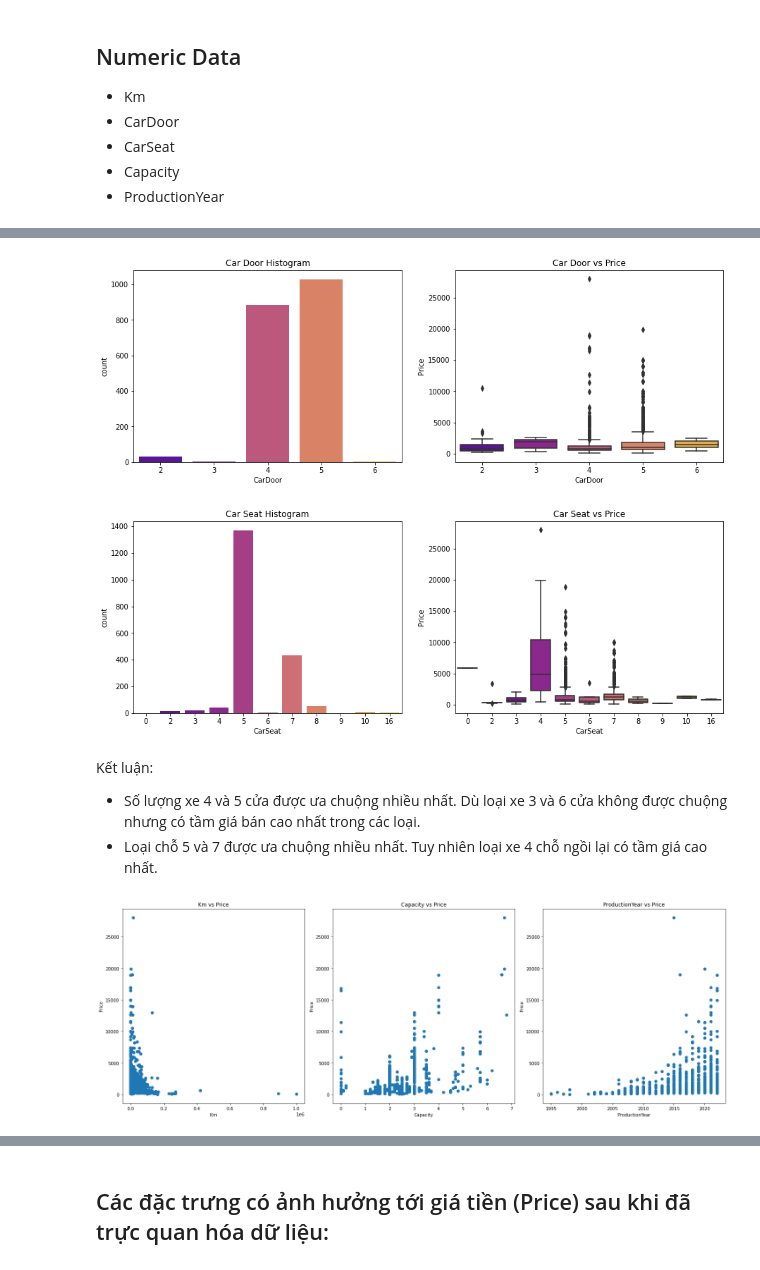
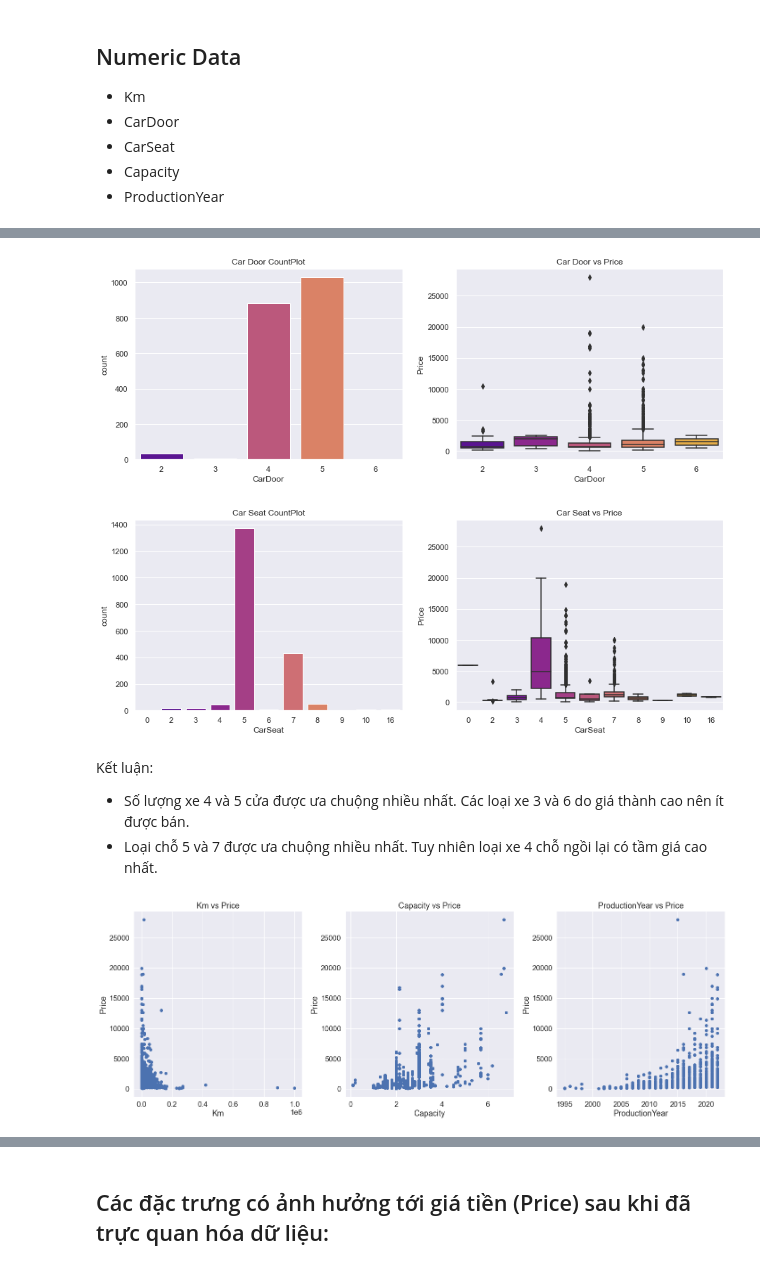
Before and after one commit to Kim-bk/car-price-prediction, a Jupyter notebook: Huy/RandomForestRegression1.ipynb, the cells around one changed output, grey strips where cells are left out. Cells and saved outputs as stored; diff of their text form; code cells hidden in the pictures.

```diff
--- a/Huy/RandomForestRegression1.ipynb
+++ b/Huy/RandomForestRegression1.ipynb
@@ -4,6 +4,7 @@ import numpy as np
 import pandas as pd
 import matplotlib.pyplot as plt
 import seaborn as sns
+sns.set_theme()
 # %%
 cars = pd.read_csv('data_clean.csv')
 cars.drop(['Name'], axis = 1, inplace=True)
@@ -202,3 +189,13 @@ Numeric Data
 - CarSeat
 - Capacity
 - ProductionYear
+# %%
+NummericData = [ "Km","CarDoor","CarSeat","Capacity","ProductionYear", "Price"]
+# %%
+fig = plt.figure(figsize = (30,10))
+fig.suptitle("Histogram plot", fontsize = 20)
+for i in enumerate(NummericData):
+    axe = fig.add_subplot(2,3, i[0]+1)
+    # axe.set(title = f"Median: {cars[i[1]].median()}")
+    # axe.axvline(cars[i[1]].median(), color = 'black', linestyle = '--')
+    sns.histplot(x=cars[i[1]], ax = axe, bins=20)
@@ -204,0 +206,6 @@ Numeric Data
+# %%
+WrongCapa = (cars["Capacity"] == 0)
+#Thay cac ngoai le thanh gia tri nan
+cars.loc[WrongCapa,'Capacity'] = np.nan
+#Thay gia tri trong bang gia tri mean cua dac trung
+cars['Capacity'] = cars['Capacity'].fillna(cars['Capacity'].mean())
@@ -206,8 +219,8 @@ Numeric Data
 plt.figure(figsize=(15,5))
 
 plt.subplot(1,2,1)
-plt.title('Car Door Histogram')
-sns.countplot(cars.CarDoor, palette=("plasma"))
+plt.title('Car Door CountPlot')
+sns.countplot(x= cars.CarDoor, palette=("plasma"))
 
 plt.subplot(1,2,2)
 plt.title('Car Door vs Price')
@@ -218,8 +231,8 @@ plt.show()
 plt.figure(figsize=(15,5))
 
 plt.subplot(1,2,1)
-plt.title('Car Seat Histogram')
-sns.countplot(cars.CarSeat, palette=("plasma"))
+plt.title('Car Seat CountPlot')
+sns.countplot(x=cars.CarSeat, palette=("plasma"))
 
 plt.subplot(1,2,2)
 plt.title('Car Seat vs Price')
@@ -227,31 +240,30 @@ sns.boxplot(x=cars.CarSeat, y=cars.Price, palette=("plasma"))
 
 plt.show()
 # %% [output]
-[figure, old version]
+[figure, new version]
-[figure, old version]
+[figure, new version]
 # %% [markdown]
 Kết luận:
-- Số lượng xe 4 và 5 cửa được ưa chuộng nhiều nhất. Dù loại xe 3 và 6 cửa không được chuộng nhưng có tầm giá bán cao nhất trong các loại.
+- Số lượng xe 4 và 5 cửa được ưa chuộng nhiều nhất. Các loại xe 3 và 6 do giá thành cao nên ít được bán.
 - Loại chỗ 5 và 7 được ưa chuộng nhiều nhất. Tuy nhiên loại xe 4 chỗ ngồi lại có tầm giá cao nhất.
 # %%
 def scatter(x,fig):
+    sns.set(font_scale = 1.5)
     plt.subplot(3,3,fig)
     plt.scatter(cars[x],cars['Price'])
     plt.title(x+' vs Price')
     plt.ylabel('Price')
     plt.xlabel(x)
 
 plt.figure(figsize=(20,20))
 
 scatter('Km', 1)
 scatter('Capacity', 2)
 scatter('ProductionYear', 3)
 
-
-
 plt.tight_layout()
 # %% [output]
-[figure, old version]
+[figure, new version]
 # %% [markdown]
 Kết luận:
 - Số km đã chạy của ô tô ảnh hưởng tiêu cực tới giá tiền.
```
Also changed, not shown: parts of 72 cells of this notebook.
